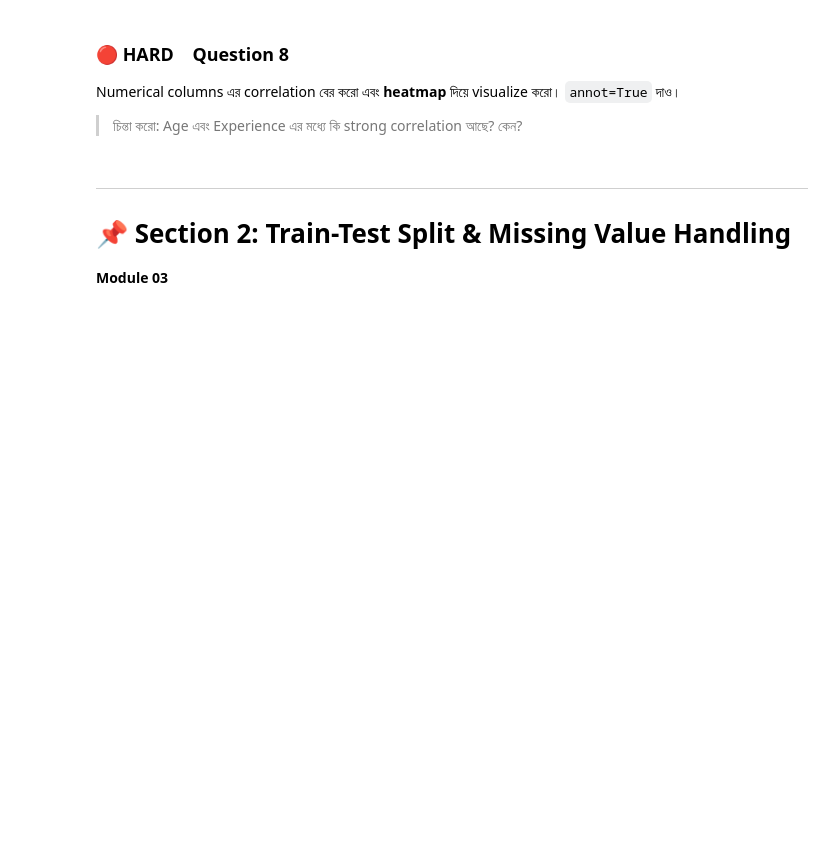
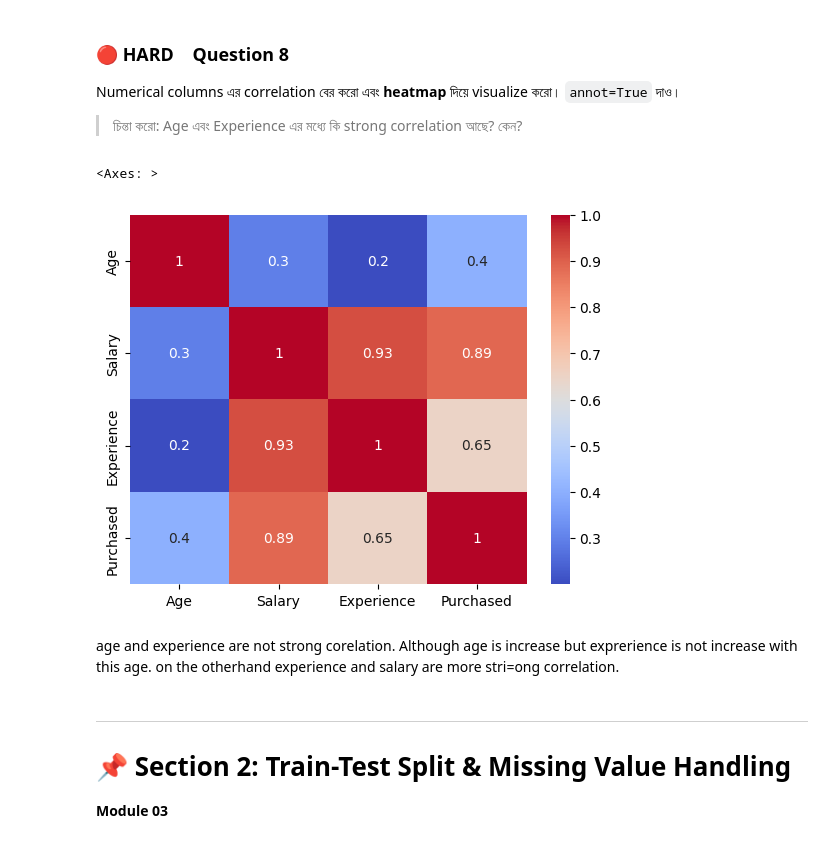
Before and after one commit to AR-Ashik-9997/Phitron-practice-problem, a Jupyter notebook: Beginner_Friendly_Practice_Set.ipynb, the cells around one changed output. Cells and saved outputs as stored; diff of their text form; code cells hidden in the pictures; blank space fills up the shorter version.

```diff
--- a/Beginner_Friendly_Practice_Set.ipynb
+++ b/Beginner_Friendly_Practice_Set.ipynb
@@ -94,6 +148,14 @@ Numerical columns এর correlation বের করো এবং **heatmap**
 # %%
 # YOUR CODE HERE
 # Hint: df.corr() → sns.heatmap(..., annot=True, cmap='coolwarm')
+select_columns=df.select_dtypes(include=('int64','float64'))
+corelation=select_columns.corr()
+sns.heatmap(corelation,annot=True,cmap='coolwarm')
+# %% [output]
+<Axes: >
+[figure, added]
+# %% [markdown]
+age and experience are not strong corelation. Although age is increase but exprerience is not increase with this age. on the otherhand experience and salary are more stri=ong correlation.
 # %% [markdown]
 ---
 # 📌 Section 2: Train-Test Split & Missing Value Handling
```
Also changed, not shown: parts of 21 cells of this notebook.
